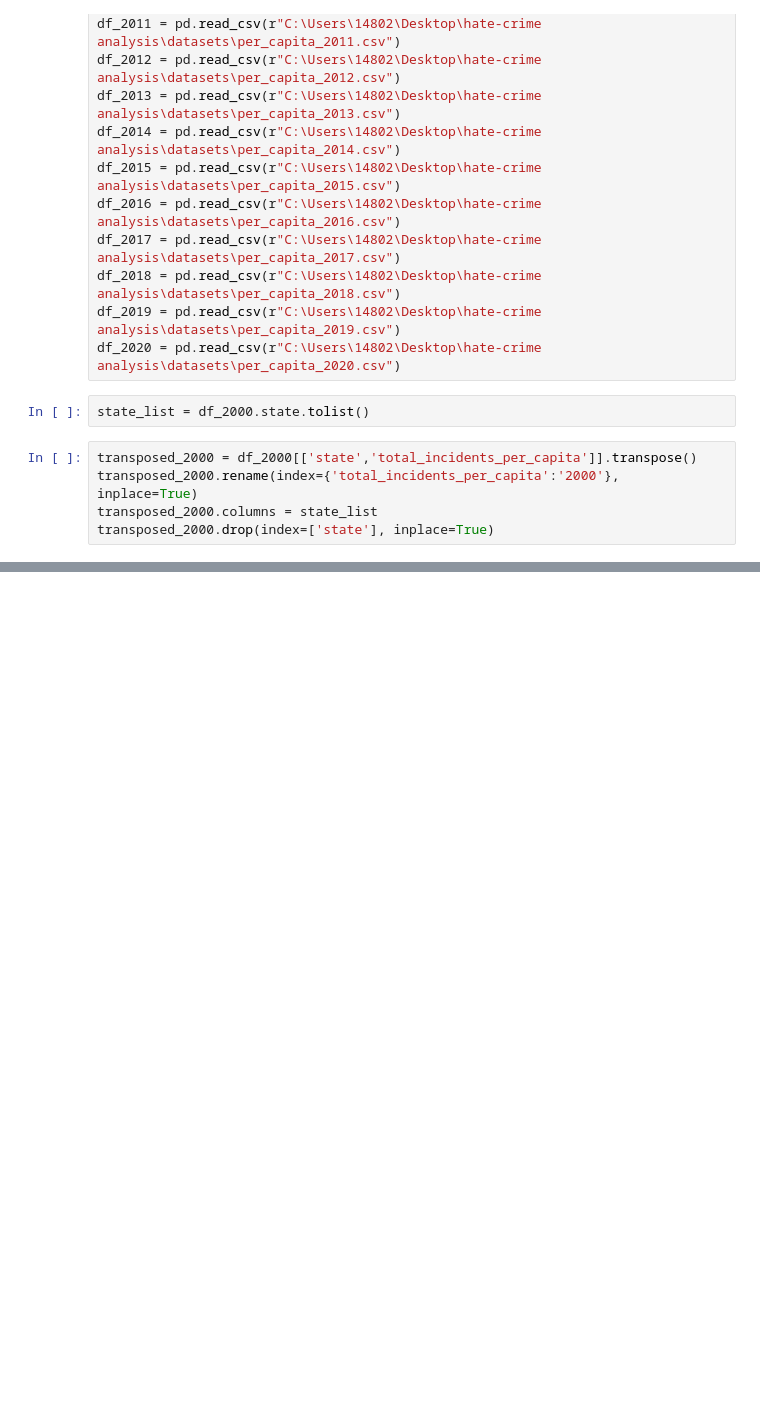
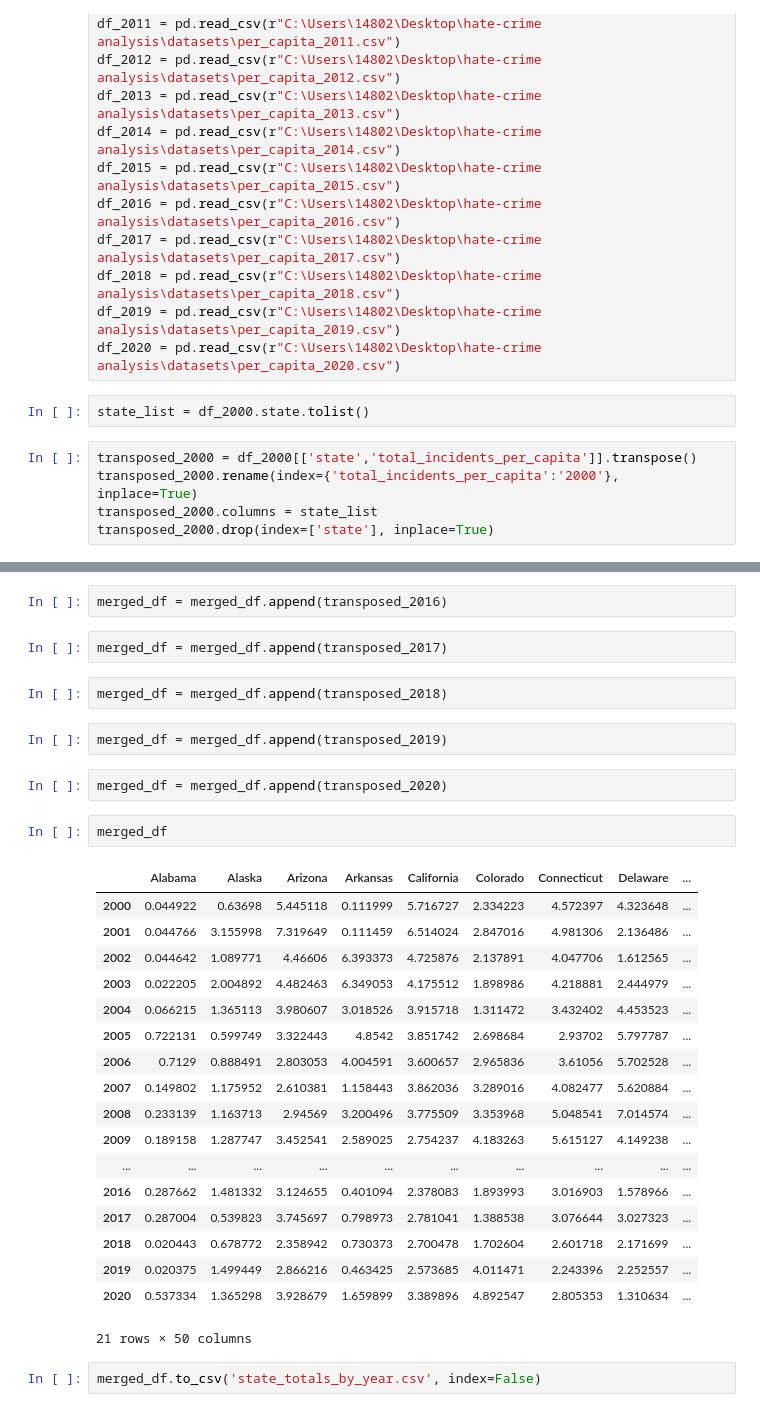
Before and after one commit to scdone/us_hate_crime_analysis_1991-2020, a Jupyter notebook: working_notebooks/EDA/pc_states_columns_df.ipynb, the cells around one changed output, grey strips where cells are left out. Cells and saved outputs as stored; diff of their text form; blank space fills up the shorter version.

```diff
--- a/working_notebooks/EDA/pc_states_columns_df.ipynb
+++ b/working_notebooks/EDA/pc_states_columns_df.ipynb
@@ -131,0 +162,33 @@ transposed_x.drop(index=['state'], inplace=True)
+# %%
+merged_df = merged_df.append(transposed_2016)
+# %%
+merged_df = merged_df.append(transposed_2017)
+# %%
+merged_df = merged_df.append(transposed_2018)
+# %%
+merged_df = merged_df.append(transposed_2019)
+# %%
+merged_df = merged_df.append(transposed_2020)
+# %%
+merged_df
+# %% [output]
+|  | Alabama | Alaska | Arizona | Arkansas | California | Colorado | Connecticut | Delaware | ... |
+| 2000 | 0.044922 | 0.63698 | 5.445118 | 0.111999 | 5.716727 | 2.334223 | 4.572397 | 4.323648 | ... |
+| 2001 | 0.044766 | 3.155998 | 7.319649 | 0.111459 | 6.514024 | 2.847016 | 4.981306 | 2.136486 | ... |
+| 2002 | 0.044642 | 1.089771 | 4.46606 | 6.393373 | 4.725876 | 2.137891 | 4.047706 | 1.612565 | ... |
+| 2003 | 0.022205 | 2.004892 | 4.482463 | 6.349053 | 4.175512 | 1.898986 | 4.218881 | 2.444979 | ... |
+| 2004 | 0.066215 | 1.365113 | 3.980607 | 3.018526 | 3.915718 | 1.311472 | 3.432402 | 4.453523 | ... |
+| 2005 | 0.722131 | 0.599749 | 3.322443 | 4.8542 | 3.851742 | 2.698684 | 2.93702 | 5.797787 | ... |
+| 2006 | 0.7129 | 0.888491 | 2.803053 | 4.004591 | 3.600657 | 2.965836 | 3.61056 | 5.702528 | ... |
+| 2007 | 0.149802 | 1.175952 | 2.610381 | 1.158443 | 3.862036 | 3.289016 | 4.082477 | 5.620884 | ... |
+| 2008 | 0.233139 | 1.163713 | 2.94569 | 3.200496 | 3.775509 | 3.353968 | 5.048541 | 7.014574 | ... |
+| 2009 | 0.189158 | 1.287747 | 3.452541 | 2.589025 | 2.754237 | 4.183263 | 5.615127 | 4.149238 | ... |
+| ... | ... | ... | ... | ... | ... | ... | ... | ... | ... |
+| 2016 | 0.287662 | 1.481332 | 3.124655 | 0.401094 | 2.378083 | 1.893993 | 3.016903 | 1.578966 | ... |
+| 2017 | 0.287004 | 0.539823 | 3.745697 | 0.798973 | 2.781041 | 1.388538 | 3.076644 | 3.027323 | ... |
+| 2018 | 0.020443 | 0.678772 | 2.358942 | 0.730373 | 2.700478 | 1.702604 | 2.601718 | 2.171699 | ... |
+| 2019 | 0.020375 | 1.499449 | 2.866216 | 0.463425 | 2.573685 | 4.011471 | 2.243396 | 2.252557 | ... |
+| 2020 | 0.537334 | 1.365298 | 3.928679 | 1.659899 | 3.389896 | 4.892547 | 2.805353 | 1.310634 | ... |
+21 rows × 50 columns
+# %%
+merged_df.to_csv('state_totals_by_year.csv', index=False)
```
Also changed, not shown: parts of 35 cells of this notebook, 1 other file.
